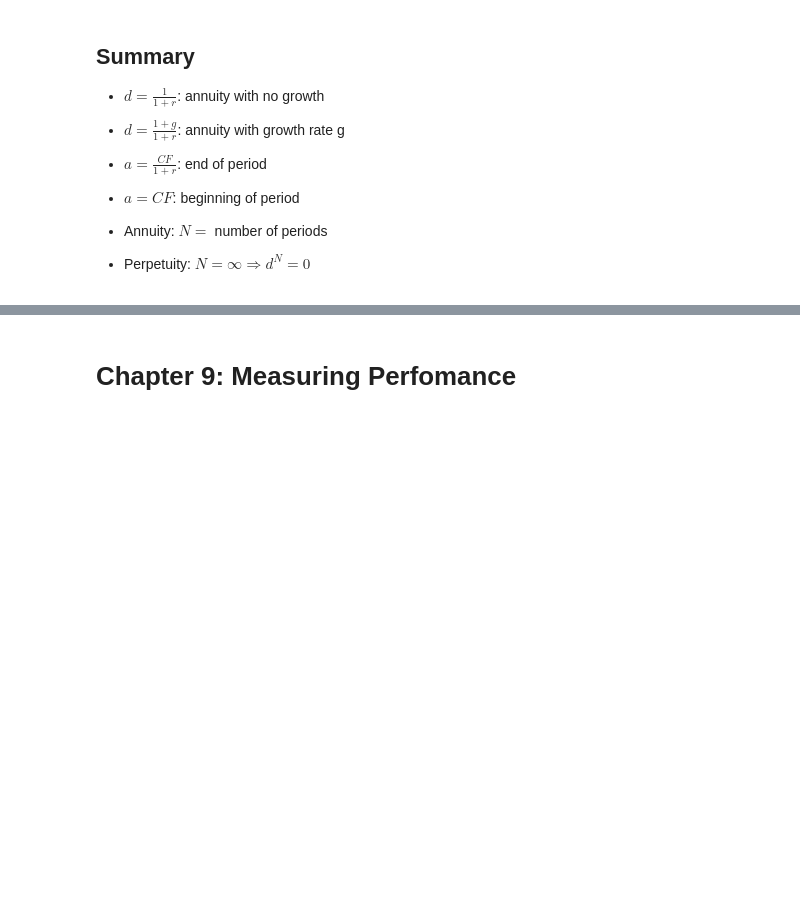
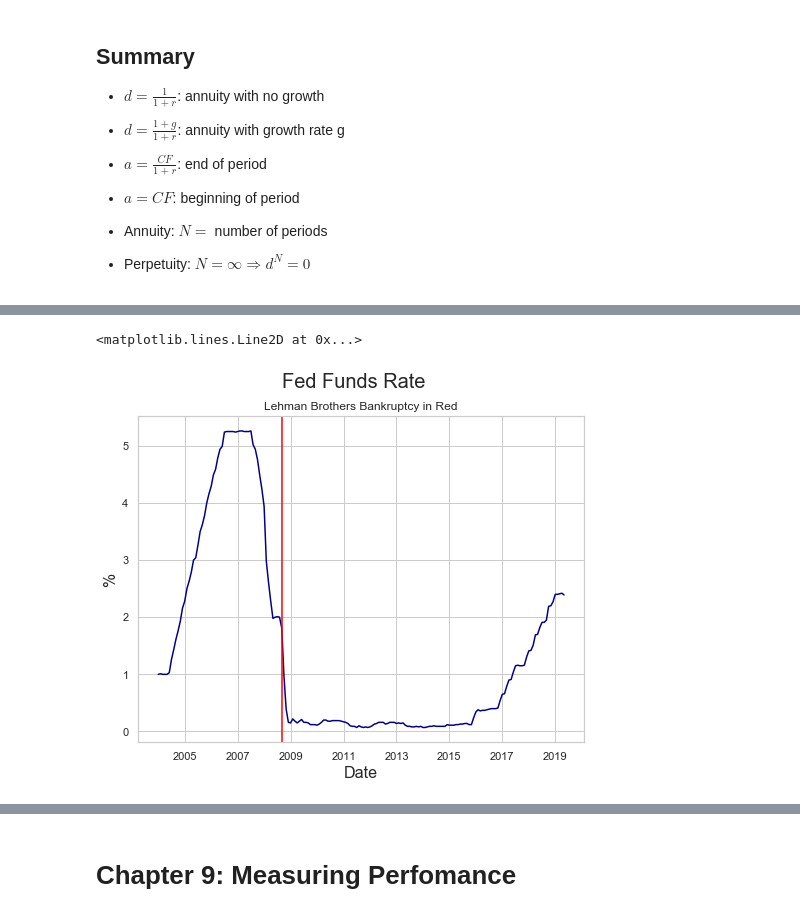
Before and after one commit to thsavage/REAL1-GC.1035, a Jupyter notebook: Notes.ipynb, the cells around one changed output, grey strips where cells are left out. Cells and saved outputs as stored; diff of their text form; code cells hidden in the pictures; blank space fills up the shorter version.

```diff
--- a/Notes.ipynb
+++ b/Notes.ipynb
@@ -352,0 +382,13 @@ $S \cdot (1-d) = a \cdot (1-d^N) \Rightarrow S = a \cdot \displaystyle \frac{1-d
+# %%
+balance = fred.get_series("WALCL", observation_start='2004-01-01') / 1000000
+fedfunds = fred.get_series("FEDFUNDS", observation_start='2004-01-01')
+# %%
+fedfunds.plot(color='darkblue', figsize=(8, 6))
+plt.suptitle('Fed Funds Rate', fontsize=20)
+plt.title('Lehman Brothers Bankruptcy in Red')
+plt.xlabel('Date', fontsize=16)
+plt.ylabel('%', fontsize=16)
+plt.axvline(dt.datetime(2008, 9, 15), color="red")
+# %% [output]
+<matplotlib.lines.Line2D at 0x...>
+[figure, added]
```
Also changed, not shown: parts of 19 cells of this notebook.
